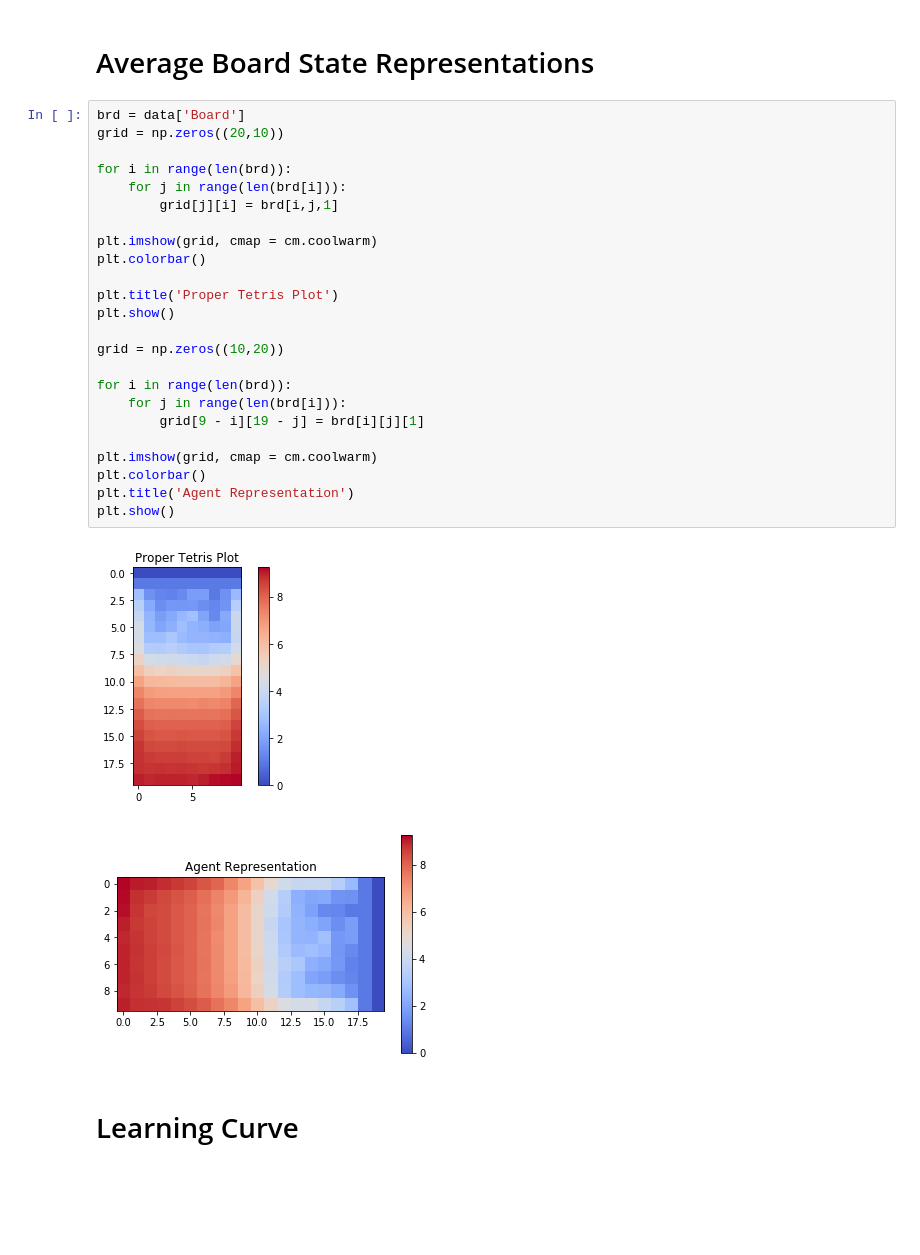
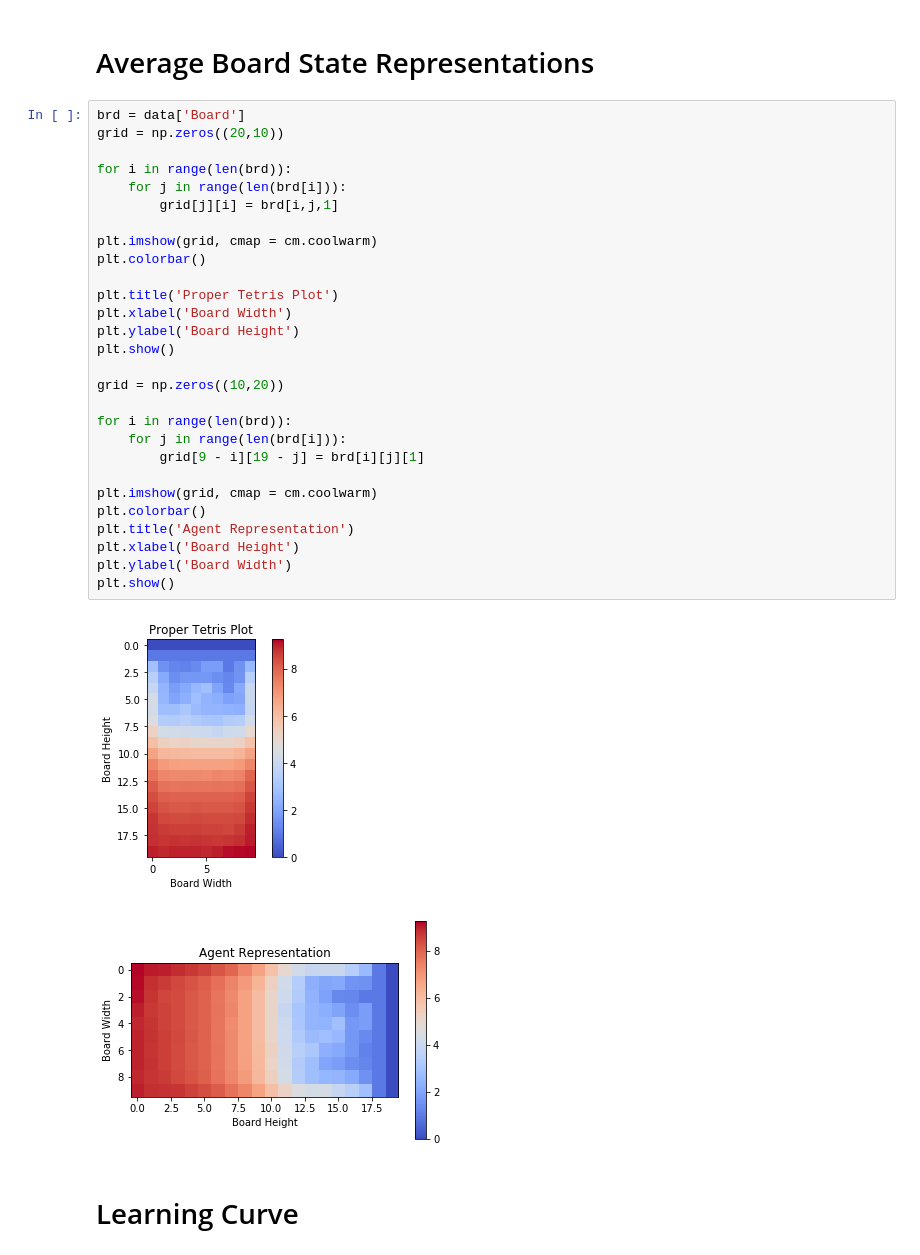
Before and after one commit to Edward-FitzSimons/TetrisAgent_ML, a Jupyter notebook: data_view.ipynb, the cells around one changed output. Saved outputs shown, nothing was run; the diff lists cells and outputs as text; blank space fills up the shorter version.

Commit message:
Added descriptors for graph axis. General formatting.

```diff
--- a/data_view.ipynb
+++ b/data_view.ipynb
@@ -50,30 +50,34 @@ Min Value: -207
 # %%
 brd = data['Board']
 grid = np.zeros((20,10))
 
 for i in range(len(brd)):
     for j in range(len(brd[i])):
         grid[j][i] = brd[i,j,1]
 
 plt.imshow(grid, cmap = cm.coolwarm)
 plt.colorbar()
 
 plt.title('Proper Tetris Plot')
+plt.xlabel('Board Width')
+plt.ylabel('Board Height')
 plt.show()
 
 grid = np.zeros((10,20))
 
 for i in range(len(brd)):
     for j in range(len(brd[i])):
         grid[9 - i][19 - j] = brd[i][j][1]
 
 plt.imshow(grid, cmap = cm.coolwarm)
 plt.colorbar()
 plt.title('Agent Representation')
+plt.xlabel('Board Height')
+plt.ylabel('Board Width')
 plt.show()
 # %% [output]
-[figure, old version]
+[figure, new version]
-[figure, old version]
+[figure, new version]
 # %% [markdown]
 # Learning Curve
 # %%
```
